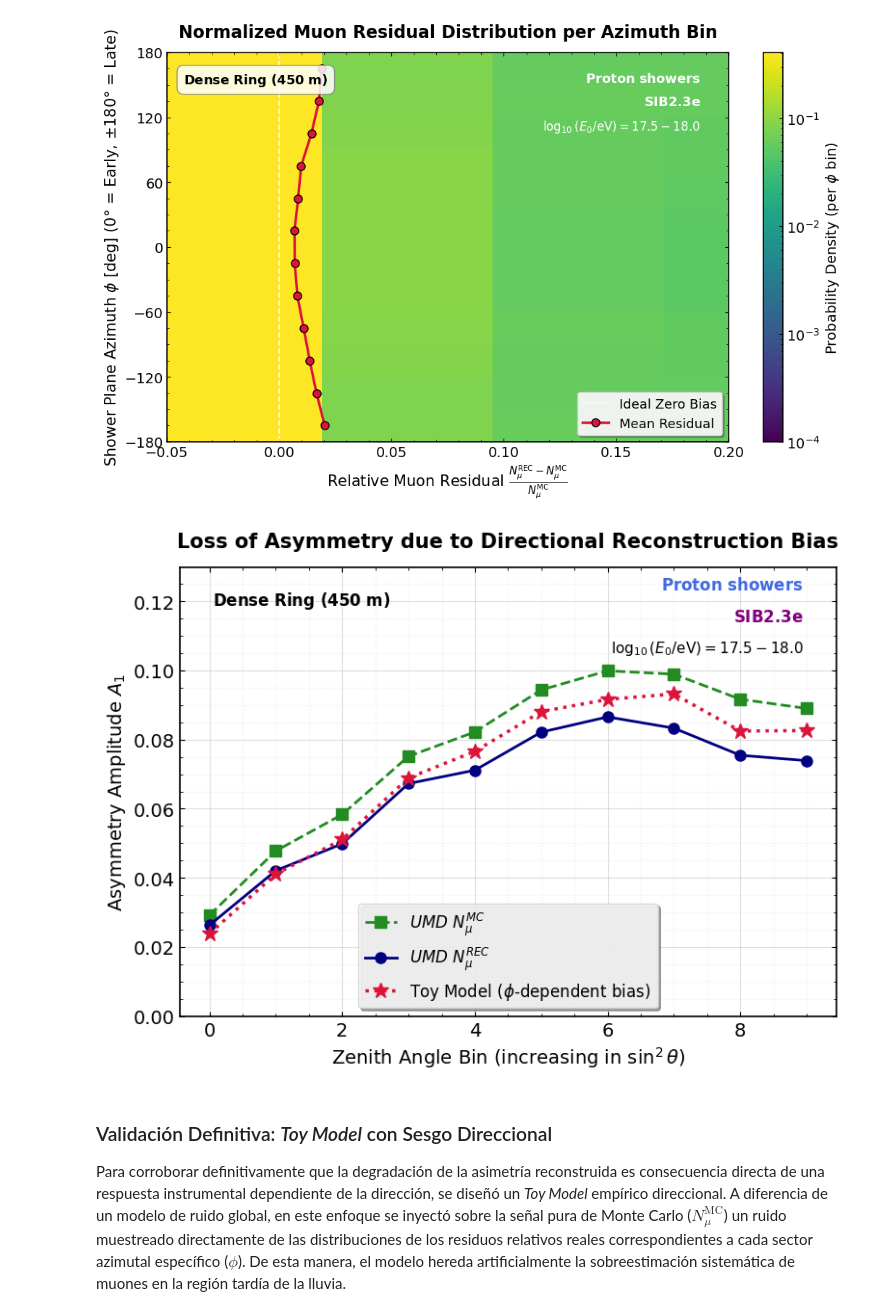
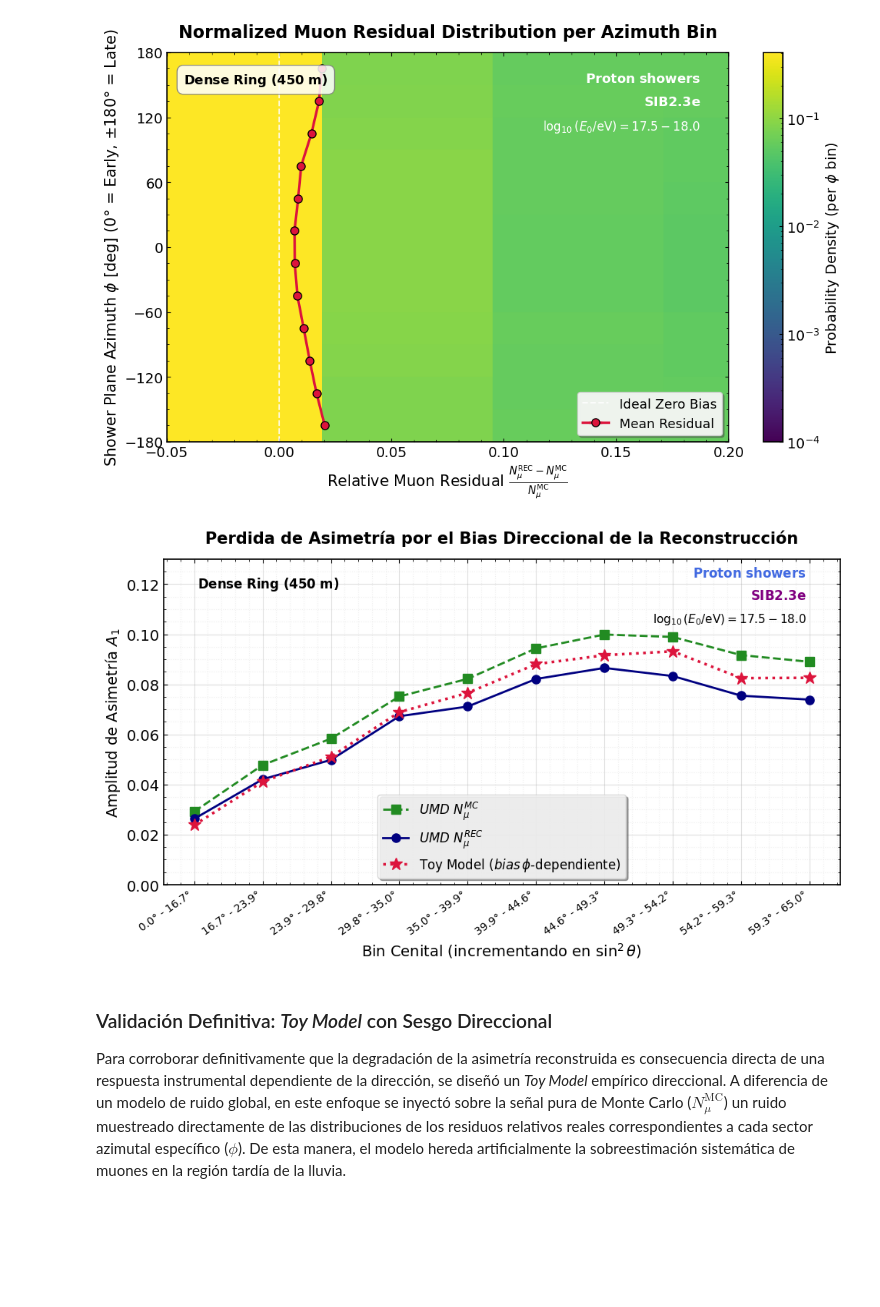
Before and after one commit to Lautaro-Silva/Tesis-de-Licenciatura---ITeDA, a Jupyter notebook: Scripts/validacion_rec_muones.ipynb, the cells around one changed output. Cells and saved outputs as stored; diff of their text form; code cells hidden in the pictures; blank space fills up the shorter version.

```diff
--- a/Scripts/validacion_rec_muones.ipynb
+++ b/Scripts/validacion_rec_muones.ipynb
@@ -192,6 +192,7 @@ df_ana = df_guia[(df_guia['counterId'] >= 90000) & (df_guia['counterId'] < 10000
 # Generamos Bines de Theta y Phi
 s2_bins = np.linspace(np.sin(np.deg2rad(0))**2, np.sin(np.deg2rad(65))**2, 11)
 theta_edges = np.rad2deg(np.arcsin(np.sqrt(s2_bins)))
+theta_labels = [f"{theta_edges[k]:.1f}° - {theta_edges[k+1]:.1f}°" for k in range(10)]
 df_ana['theta_bin_idx'] = pd.cut(df_ana['theta_REC'], bins=theta_edges, labels=False)
 
 df_ana['phi_deg_centered'] = (np.rad2deg(df_ana['phi_plane_sp']) + 180) % 360 - 180
@@ -258,16 +259,16 @@ fig, ax = plt.subplots(figsize=(10, 6))
 
 ax.plot(evol_theta, chi2_umd_mc, 's--', color='forestgreen', markersize=8, lw=2, label=r'UMD $N_\mu^{\mathrm{MC}}$')
 ax.plot(evol_theta, chi2_umd_rec, 'o-', color='navy', markersize=8, lw=2, label=r'UMD $N_\mu^{\mathrm{REC}}$')
-ax.plot(evol_theta, chi2_sd, '^-.', color='firebrick', markersize=8, lw=2, label='SD Total Signal')
+ax.plot(evol_theta, chi2_sd, '^-.', color='firebrick', markersize=8, lw=2, label='SD')
 
 # Líneas de referencia para Goodness of Fit
-ax.axhline(1.0, color='black', linestyle='-', lw=2, alpha=0.7, label=r'Ideal Fit ($\chi^2_\nu = 1$)')
-ax.axhline(2.0, color='gray', linestyle='--', lw=1.5, alpha=0.5, label=r'Acceptable Threshold ($\chi^2_\nu = 2$)')
+ax.axhline(1.0, color='black', linestyle='-', lw=2, alpha=0.7, label=r'Ajuste Ideal ($\chi^2_\nu = 1$)')
+ax.axhline(2.0, color='gray', linestyle='--', lw=1.5, alpha=0.5, label=r'Limite Aceptable ($\chi^2_\nu = 2$)')
 ax.axhline(0.5, color='gray', linestyle=':', lw=1.5, alpha=0.5)
 
-ax.set_xlabel(r"Zenith Angle Bin (increasing in $\sin^2\theta$)", fontsize=14)
-ax.set_ylabel(r"Reduced Chi-Squared ($\chi^2_\nu$)", fontsize=14)
-ax.set_title("Goodness of Fit: Azimuthal Asymmetry Adjustments", fontsize=16, pad=15, fontweight='bold')
+ax.set_xlabel(r"Bin Cenital (incrementando en $\sin^2\theta$)", fontsize=14)
+ax.set_ylabel(r"Chi Cuadrado Reducido ($\chi^2_\nu$)", fontsize=14)
+ax.set_title("Bondad del Ajuste", fontsize=16, pad=15, fontweight='bold')
 
 # Escala logarítmica si algunos fits se rompen y el chi2 explota a >10
 ax.set_yscale('log')
@@ -277,6 +278,11 @@ ax.set_ylim(0, 10)
 from matplotlib.ticker import ScalarFormatter
 ax.yaxis.set_major_formatter(ScalarFormatter())
 ax.set_yticks([0.1, 0.5, 1, 2, 5, 10])
+
+# Fijamos las posiciones de los ticks en los índices (0 a 9) y aplicamos los labels rotados
+ax.set_xticks(evol_theta)
+ax.set_xticklabels(theta_labels, rotation=35, ha='right', fontsize=10)
+# --- FIN MODIFICACIÓN ---
 
 # Anotaciones Físicas
 ax.text(0.95, 0.25, r"$\mathbf{Proton\ showers}$", transform=ax.transAxes, fontsize=12, va='top', ha='right', color=COLORS['Proton'])
@@ -291,7 +297,7 @@ ax.grid(True, which='minor', linestyle=':', alpha=0.2)
 ax.legend(fontsize=12, loc='upper left')
 
 plt.tight_layout()
-plt.savefig('Chi2_Reduced_Fits.jpg', dpi=300)
+plt.savefig('Chi2_Reduced_Fits.pdf', dpi=300)
 plt.show()
 
 print("Interpretación: Valores de chi2 reducido ~ 1 indican un buen ajuste.")
@@ -733,40 +739,44 @@ for i in range(10):
     a1_mc.append(a1_vals.get('nMuones_MC', np.nan))
     a1_rec.append(a1_vals.get('nMuones_REC', np.nan))
     a1_toy_phi.append(a1_vals.get('nMuones_TOY_PHI', np.nan))
 
 # 4. Ploteo de la Verificación Definitiva
-fig, ax = plt.subplots(figsize=(8, 6))
+fig, ax = plt.subplots(figsize=(10, 6))
 
 ax.plot(evol_theta, a1_mc, 's--', color='forestgreen', markersize=8, lw=2, label=r'$UMD\ N_\mu^{MC}$')
 ax.plot(evol_theta, a1_rec, 'o-', color='navy', markersize=8, lw=2, label=r'$UMD\ N_\mu^{REC}$')
-ax.plot(evol_theta, a1_toy_phi, '*:', color='crimson', markersize=12, lw=2.5, label=r'Toy Model ($\phi$-dependent bias)')
+ax.plot(evol_theta, a1_toy_phi, '*:', color='crimson', markersize=12, lw=2.5, label=r'Toy Model ($bias \, \phi$-dependiente)')
 
-ax.set_xlabel(r"Zenith Angle Bin (increasing in $\sin^2\theta$)", fontsize=14)
-ax.set_ylabel(r"Asymmetry Amplitude $A_1$", fontsize=14)
-ax.set_title("Loss of Asymmetry due to Directional Reconstruction Bias", fontsize=15, fontweight='bold', pad=15)
+ax.set_xlabel(r"Bin Cenital (incrementando en $\sin^2\theta$)", fontsize=14)
+ax.set_ylabel(r"Amplitud de Asimetría $A_1$", fontsize=14)
+ax.set_title("Perdida de Asimetría por el Bias Direccional de la Reconstrucción", fontsize=15, fontweight='bold', pad=15)
 
+# Fijamos las posiciones de los ticks en los índices (0 a 9) y aplicamos los labels rotados
+ax.set_xticks(evol_theta)
+ax.set_xticklabels(theta_labels, rotation=35, ha='right', fontsize=10)
+# --- FIN MODIFICACIÓN ---
 
 # Indicador del detector / arreglo
 ax.text(0.05, 0.95, r"$\mathbf{Dense\ Ring\ (450\ m)}$", transform=ax.transAxes, fontsize=12, va='top', ha='left', color='black')
 
 # Anotaciones Físicas
 ax.text(0.95, 0.98, r"$\mathbf{Proton\ showers}$", transform=ax.transAxes, fontsize=12, va='top', ha='right', color=COLORS['Proton'])
 ax.text(0.95, 0.91, r"$\mathbf{SIB2.3e}$", transform=ax.transAxes, fontsize=12, va='top', ha='right', color='purple')
 ax.text(0.95, 0.84, r"$\log_{10}(E_0/\mathrm{eV}) = 17.5 - 18.0$", transform=ax.transAxes, fontsize=11, va='top', ha='right')
 
 
 ax.grid(True, which='major', linestyle='-', alpha=0.4)
 ax.grid(True, which='minor', linestyle=':', alpha=0.2)
 ax.legend(fontsize=12, loc='lower center')
 
 y_max = max(max(a1_mc), max(a1_rec), max(a1_toy_phi))
 ax.set_ylim(bottom=0, top=y_max * 1.3)
 
 plt.tight_layout()
-plt.savefig('toy_model.jpg')
+plt.savefig('toy_model.pdf', dpi=300)
 plt.show()
 # %% [output]
-[figure, old version]
+[figure, new version]
 # %% [markdown]
 ### Validación Definitiva: *Toy Model* con Sesgo Direccional
 
```
Also changed, not shown: parts of 3 cells of this notebook, 27 other files.
